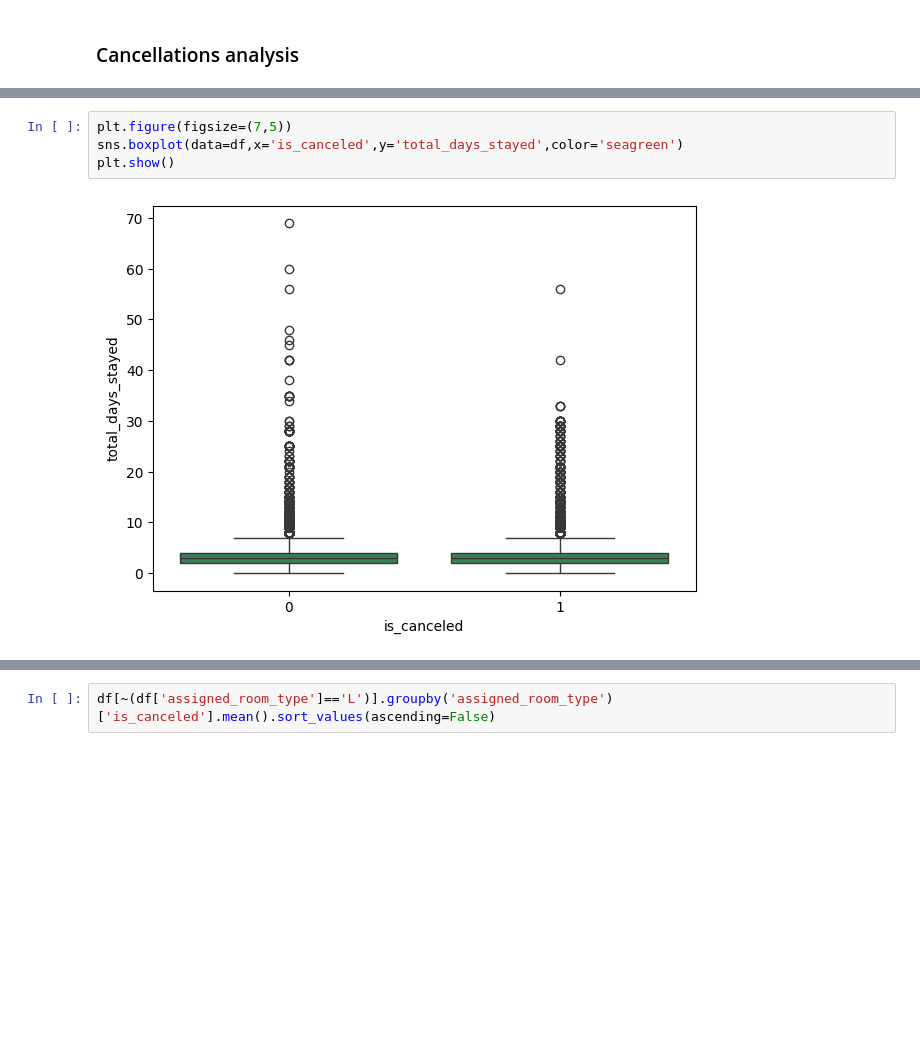
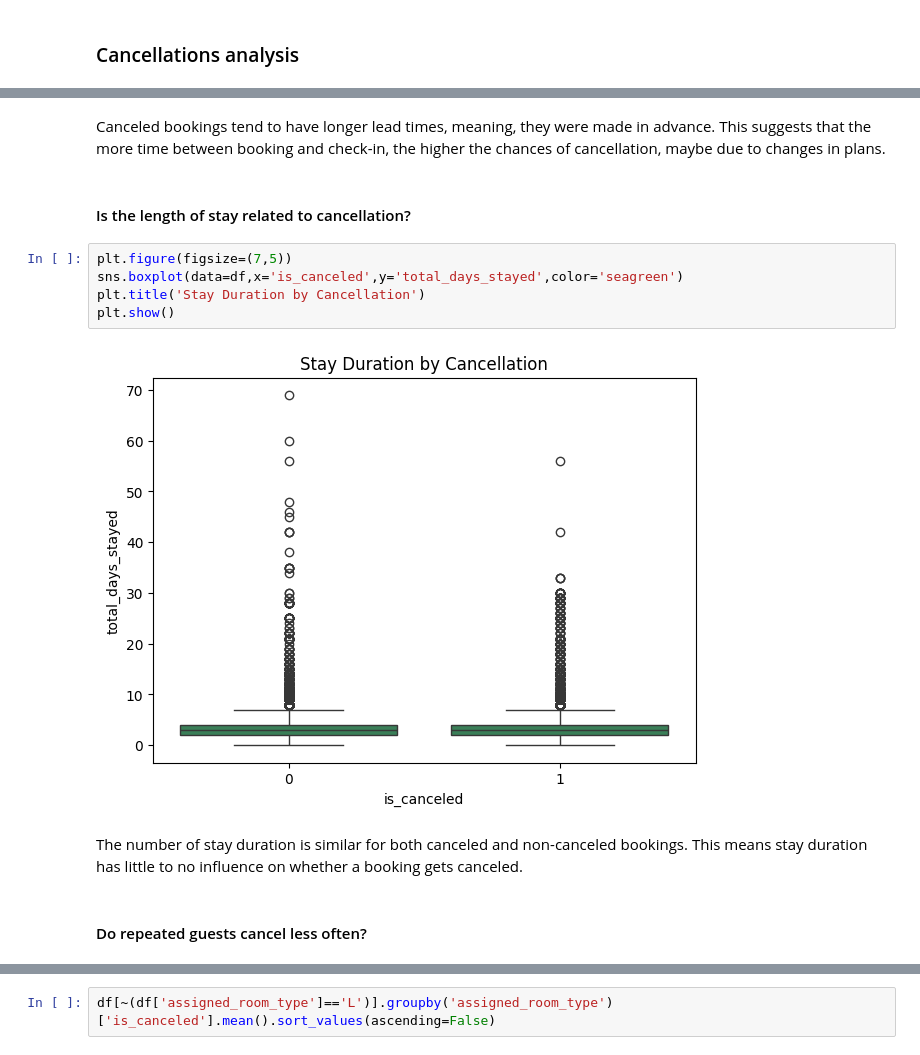
Before and after one commit to Parth-11022004/hotel_booking_cancellation_prediction, a Jupyter notebook: Hotel_bookings_EDA.ipynb, the cells around one changed output, grey strips where cells are left out. Cells and saved outputs as stored; diff of their text form; blank space fills up the shorter version.

```diff
--- a/Hotel_bookings_EDA.ipynb
+++ b/Hotel_bookings_EDA.ipynb
@@ -330,8 +349,17 @@ plt.show()
+# %% [markdown]
+Canceled bookings tend to have longer lead times, meaning, they were made in advance. This suggests that the more time between booking and check-in, the higher the chances of cancellation, maybe due to changes in plans.
+# %% [markdown]
+#### Is the length of stay related to cancellation?
 # %%
 plt.figure(figsize=(7,5))
 sns.boxplot(data=df,x='is_canceled',y='total_days_stayed',color='seagreen')
+plt.title('Stay Duration by Cancellation')
 plt.show()
 # %% [output]
-[figure, old version]
+[figure, new version]
+# %% [markdown]
+The number of stay duration is similar for both canceled and non-canceled bookings. This means stay duration has little to no influence on whether a booking gets canceled.
+# %% [markdown]
+#### Do repeated guests cancel less often?
 # %%
 plt.figure(figsize=(6,5))
```
Also changed, not shown: parts of 20 cells of this notebook.
